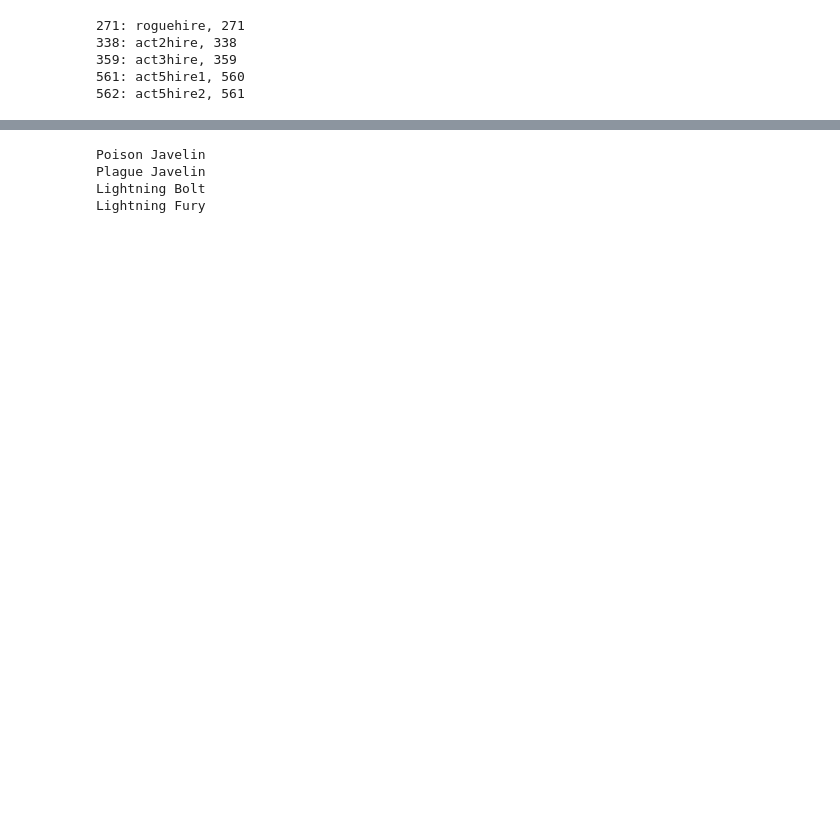
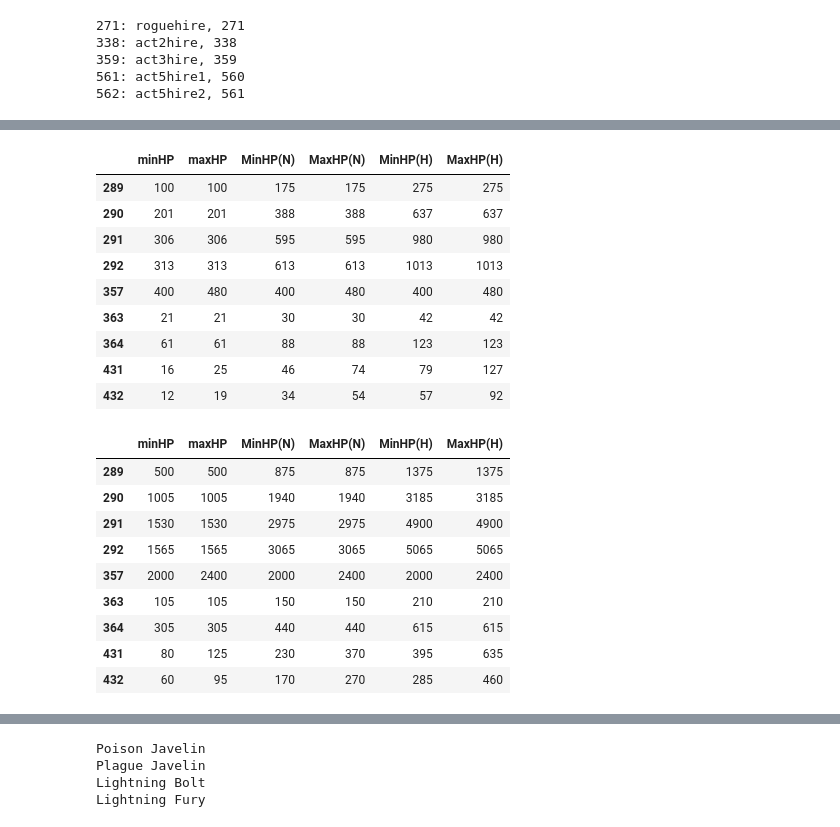
Before and after one commit to KrunoSaho/Jupyter, a Jupyter notebook: Tooling.ipynb, the cells around one changed output, grey strips where cells are left out. Cells and saved outputs as stored; diff of their text form; code cells hidden in the pictures; blank space fills up the shorter version.

```diff
--- a/Tooling.ipynb
+++ b/Tooling.ipynb
@@ -165,0 +168,42 @@ skills.set_property(54, 'InTown', 1)
+# %%
+# increase HP of skeles
+
+fields = [
+    'minHP',
+    'maxHP',
+    'MinHP(N)',
+    'MaxHP(N)',
+    'MinHP(H)',
+    'MaxHP(H)',
+]
+
+# Before
+display(monstats.data.loc[mask, fields])
+
+# Convert and manipulate
+monstats.data.loc[mask, fields] = monstats.data.loc[mask, fields].astype('int')
+monstats.data.loc[mask, fields] *= 5
+
+# After
+monstats.data.loc[mask, fields]
+# %% [output]
+|  | minHP | maxHP | MinHP(N) | MaxHP(N) | MinHP(H) | MaxHP(H) |
+| 289 | 100 | 100 | 175 | 175 | 275 | 275 |
+| 290 | 201 | 201 | 388 | 388 | 637 | 637 |
+| 291 | 306 | 306 | 595 | 595 | 980 | 980 |
+| 292 | 313 | 313 | 613 | 613 | 1013 | 1013 |
+| 357 | 400 | 480 | 400 | 480 | 400 | 480 |
+| 363 | 21 | 21 | 30 | 30 | 42 | 42 |
+| 364 | 61 | 61 | 88 | 88 | 123 | 123 |
+| 431 | 16 | 25 | 46 | 74 | 79 | 127 |
+| 432 | 12 | 19 | 34 | 54 | 57 | 92 |
+|  | minHP | maxHP | MinHP(N) | MaxHP(N) | MinHP(H) | MaxHP(H) |
+| 289 | 500 | 500 | 875 | 875 | 1375 | 1375 |
+| 290 | 1005 | 1005 | 1940 | 1940 | 3185 | 3185 |
+| 291 | 1530 | 1530 | 2975 | 2975 | 4900 | 4900 |
+| 292 | 1565 | 1565 | 3065 | 3065 | 5065 | 5065 |
+| 357 | 2000 | 2400 | 2000 | 2400 | 2000 | 2400 |
+| 363 | 105 | 105 | 150 | 150 | 210 | 210 |
+| 364 | 305 | 305 | 440 | 440 | 615 | 615 |
+| 431 | 80 | 125 | 230 | 370 | 395 | 635 |
+| 432 | 60 | 95 | 170 | 270 | 285 | 460 |
```
Also changed, not shown: parts of 16 cells of this notebook.
